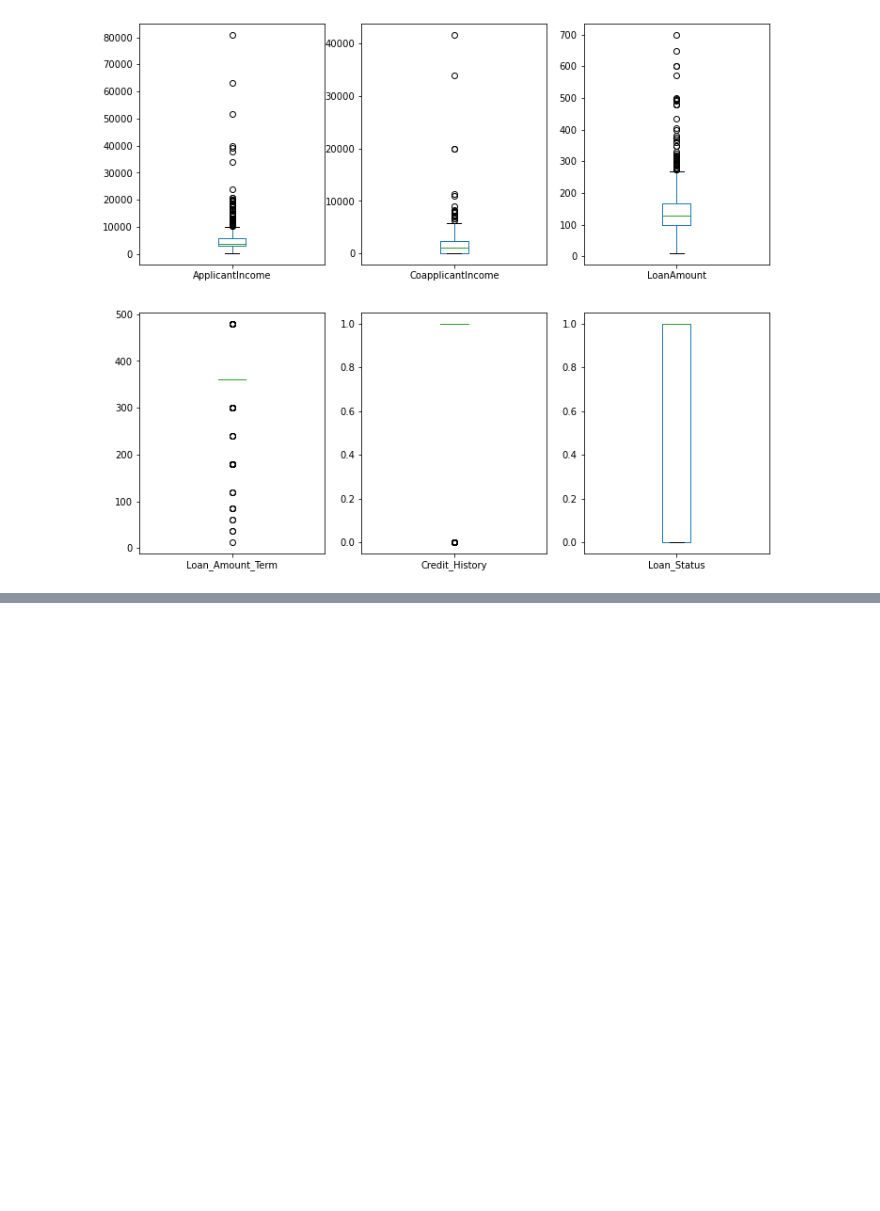
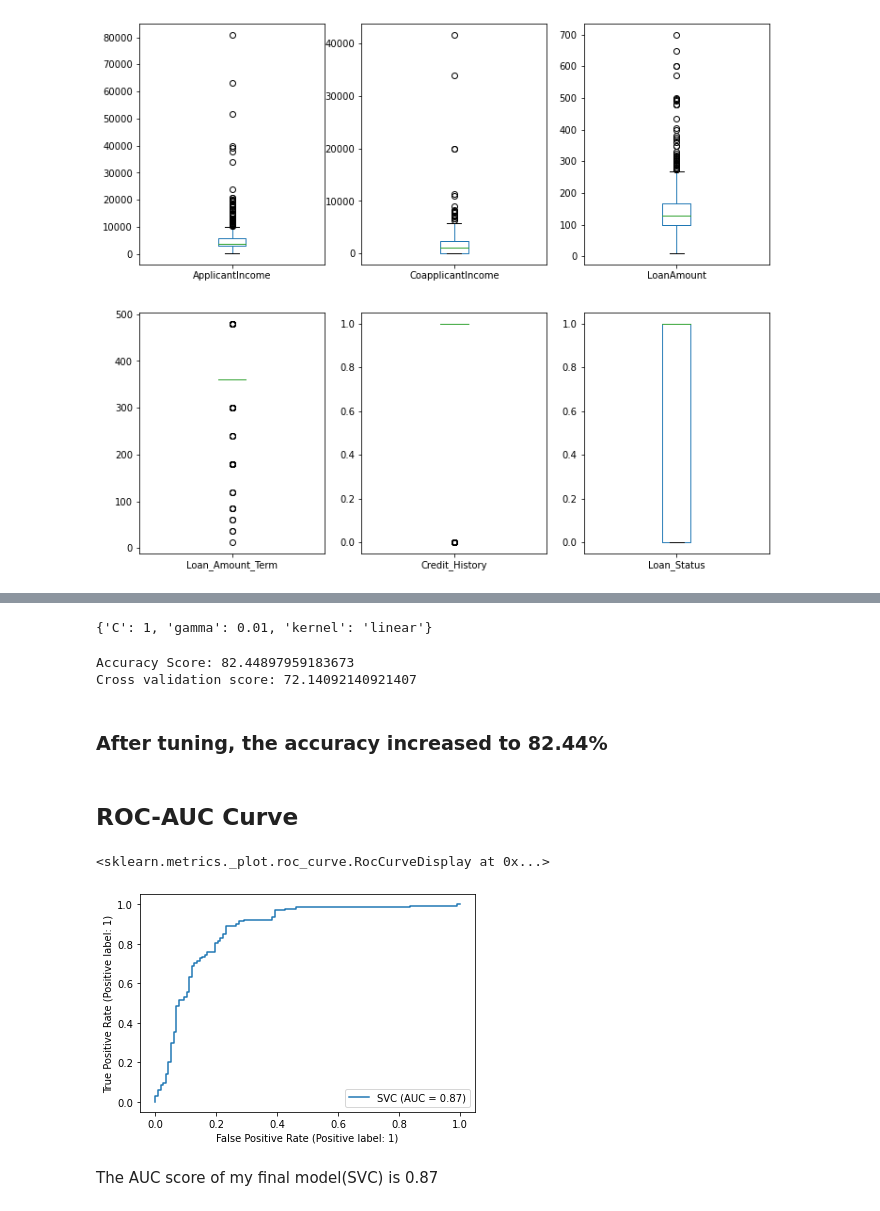
Before and after one commit to Aliakbar2/Datatrained, a Jupyter notebook: loan_application_status_SOLVED.ipynb, the cells around one changed output, grey strips where cells are left out. Drawn from its saved outputs; the diff is of its cells as text; code cells hidden in the pictures; blank space fills up the shorter version.

```diff
--- a/loan_application_status_SOLVED.ipynb
+++ b/loan_application_status_SOLVED.ipynb
@@ -381,0 +710,7 @@ ValueError: The truth value of a Series is ambiguous. Use a.empty, a.bool(), a.i
+# %%
+from sklearn.ensemble import AdaBoostClassifier
+
+ab_clf = AdaBoostClassifier()
+ab_clf.fit(X_train, y_train)
+
+evaluate(ab_clf, X_train, X_test, y_train, y_test)
@@ -381,0 +739,40 @@ ValueError: The truth value of a Series is ambiguous. Use a.empty, a.bool(), a.i
+# %%
+#SVC Tuning
+
+#Creating SVC parameters dictionary
+
+param_grid = [
+    {'C': [1, 10, 100, 1000], 'gamma': [0.01, 0.001, 0.0001], 'kernel': ['linear']},
+    #{'C': [1, 10, 100, 1000], 'gamma': [0.01, 0.001, 0.0001], 'kernel': ['rbf']}
+]
+# %%
+#Create a GridSearchCV object and fit it to the training data
+SVC_hp = GridSearchCV(SVC(),param_grid,refit=True)   #or cv=5
+SVC_hp.fit(X_train,y_train)
+SVC_hp.best_params_
+# %% [output]
+{'C': 1, 'gamma': 0.01, 'kernel': 'linear'}
+# %%
+#Using the best parameters
+final_mod = SVC( C= 1, gamma= 0.01, kernel= 'linear' )
+final_mod.fit(X_train,y_train)
+pred = final_mod.predict(X_test)
+print('Accuracy Score:',accuracy_score(y_test,pred)*100)
+print("Cross validation score:", cross_val_score(final_mod,X,y,cv=10).mean()*100)
+# %% [output]
+Accuracy Score: 82.44897959183673
+Cross validation score: 72.14092140921407
+# %% [markdown]
+### After tuning, the accuracy increased to 82.44%
+# %% [markdown]
+## ROC-AUC Curve
+# %%
+#Plotting ROC curve for the best model.
+from sklearn.metrics import plot_roc_curve
+
+plot_roc_curve(final_mod,X_test,y_test)
+# %% [output]
+<sklearn.metrics._plot.roc_curve.RocCurveDisplay at 0x...>
+[figure, added]
+# %% [markdown]
+The AUC score of my final model(SVC) is 0.87
```
Also changed, not shown: parts of 62 cells of this notebook.
